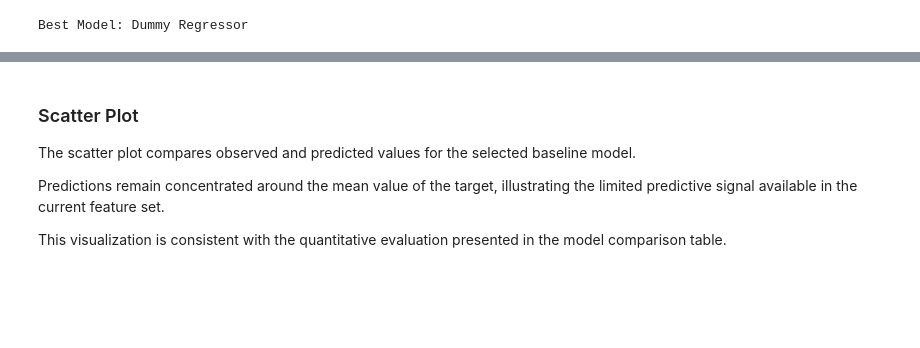
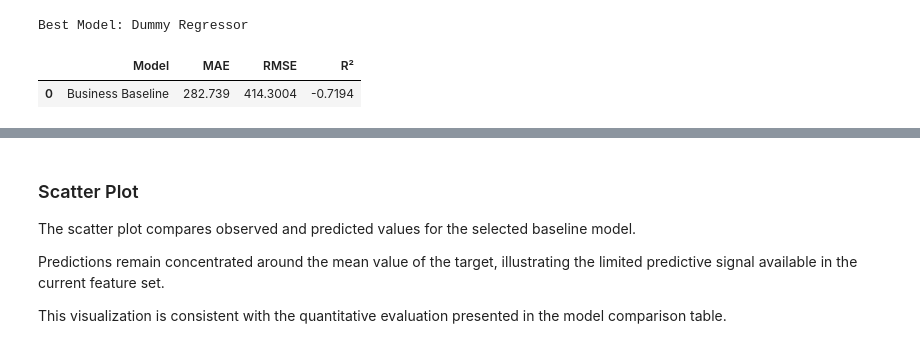
Before and after one commit to Eshaal356/flyrank-ml-internship, a Jupyter notebook: work/notebooks/capstone.ipynb, the cells around one changed output, grey strips where cells are left out. Drawn from its saved outputs; the diff is of its cells as text; code cells hidden in the pictures; blank space fills up the shorter version.

```diff
--- a/work/notebooks/capstone.ipynb
+++ b/work/notebooks/capstone.ipynb
@@ -443,3 +436,57 @@ Model Performance Comparison
 | 1 | Linear Regression | 65.8695 | 317.0327 | -0.0068 |
 | 2 | Random Forest | 71.7958 | 351.5542 | -0.2380 |
 Best Model: Dummy Regressor
+# %%
+# -----------------------------------
+# Create simple business baseline
+# -----------------------------------
+
+baseline_score = (
+    0.4 * X_test["search_volume"].rank(pct=True) +
+    0.3 * (1 - X_test["avg_position"].rank(pct=True)) +
+    0.3 * (1 - X_test["days_since_last_update"].rank(pct=True))
+)
+
+baseline_predictions = (
+    baseline_score * y_train.std()
+) + y_train.mean()
+
+
+baseline_mae = mean_absolute_error(
+    y_test,
+    baseline_predictions
+)
+
+baseline_rmse = np.sqrt(
+    mean_squared_error(
+        y_test,
+        baseline_predictions
+    )
+)
+
+baseline_r2 = r2_score(
+    y_test,
+    baseline_predictions
+)
+
+
+baseline_result = pd.DataFrame({
+    "Model": [
+        "Business Baseline"
+    ],
+    "MAE": [
+        round(baseline_mae,4)
+    ],
+    "RMSE": [
+        round(baseline_rmse,4)
+    ],
+    "R²": [
+        round(baseline_r2,4)
+    ]
+})
+
+
+display(baseline_result)
+# %% [output]
+|  | Model | MAE | RMSE | R² |
+| 0 | Business Baseline | 282.739 | 414.3004 | -0.7194 |
```
Also changed, not shown: parts of 9 cells of this notebook.
